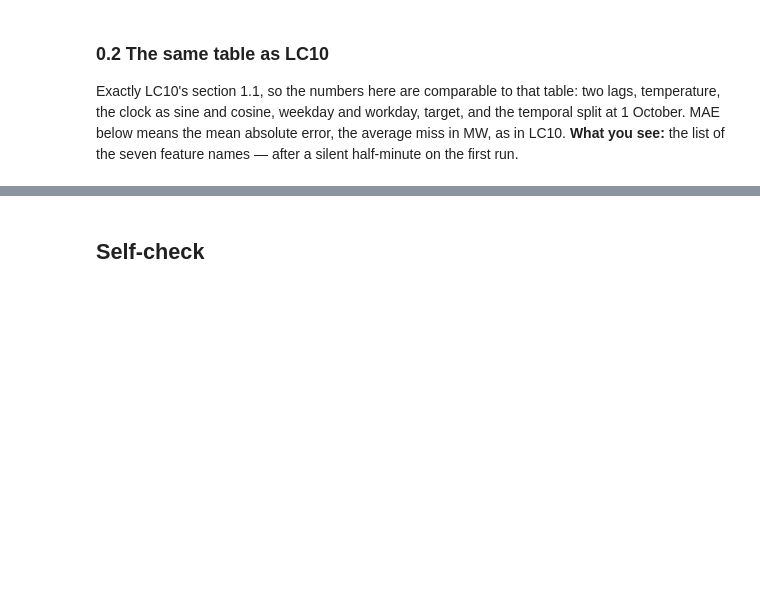
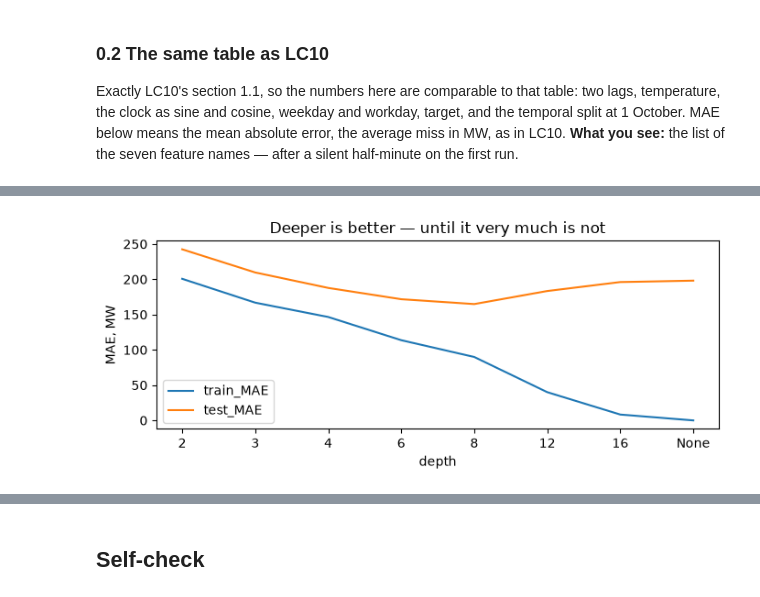
Before and after one commit to KTH-EG2140/course-material, a Jupyter notebook: notebooks/LC11_trees_boosting.ipynb, the cells around one changed output, grey strips where cells are left out. Drawn from its saved outputs; the diff is of its cells as text; code cells hidden in the pictures; blank space fills up the shorter version.

```diff
--- a/notebooks/LC11_trees_boosting.ipynb
+++ b/notebooks/LC11_trees_boosting.ipynb
@@ -99,12 +48,0 @@ Train error falls to exactly zero — the unlimited tree has memorised every tra
-# %%
-# The overfitting experiment: same data, growing depth (None = unlimited).
-# For each depth, record TRAIN error (falls forever) and TEST error (turns).
-depths = [2, 3, 4, 6, 8, 12, 16, None]
-rows = []
-for d in depths:
-    m = DecisionTreeRegressor(max_depth=d, random_state=0).fit(Xtr, ytr)
-    rows.append({"depth": str(d), "train_MAE": np.abs(m.predict(Xtr)-ytr).mean(),
-                 "test_MAE": np.abs(m.predict(Xte)-yte).mean()})
-res = pd.DataFrame(rows).set_index("depth").round(1)
-print(res.to_string())
-res.plot(figsize=(7,3), title="Deeper is better — until it very much is not");
@@ -173,0 +198,12 @@ lag24       0.787
+# %%
+# For each depth: fit a tree, record its train and test MAE
+depths = [2, 3, 4, 6, 8, 12, 16, None]
+rows = []
+for d in depths:
+    m = DecisionTreeRegressor(max_depth=d, random_state=0).fit(Xtr, ytr)
+    rows.append({"depth": str(d),
+                 "train_MAE": np.abs(m.predict(Xtr) - ytr).mean(),
+                 "test_MAE": np.abs(m.predict(Xte) - yte).mean()})
+# The list of dictionaries as one table, one row per depth
+res = pd.DataFrame(rows).set_index("depth").round(1)
+print(res.to_string())
@@ -173,0 +227,7 @@ lag24       0.787
+# %%
+# Train and test error against depth (depth labels evenly spaced, not to scale)
+ax = res.plot(figsize=(7, 3), title="Deeper is better — until it very much is not")
+ax.set_ylabel("MAE, MW")
+plt.tight_layout()
+# %% [output]
+[figure, added]
```
Also changed, not shown: parts of 50 cells of this notebook, 1 other file.
